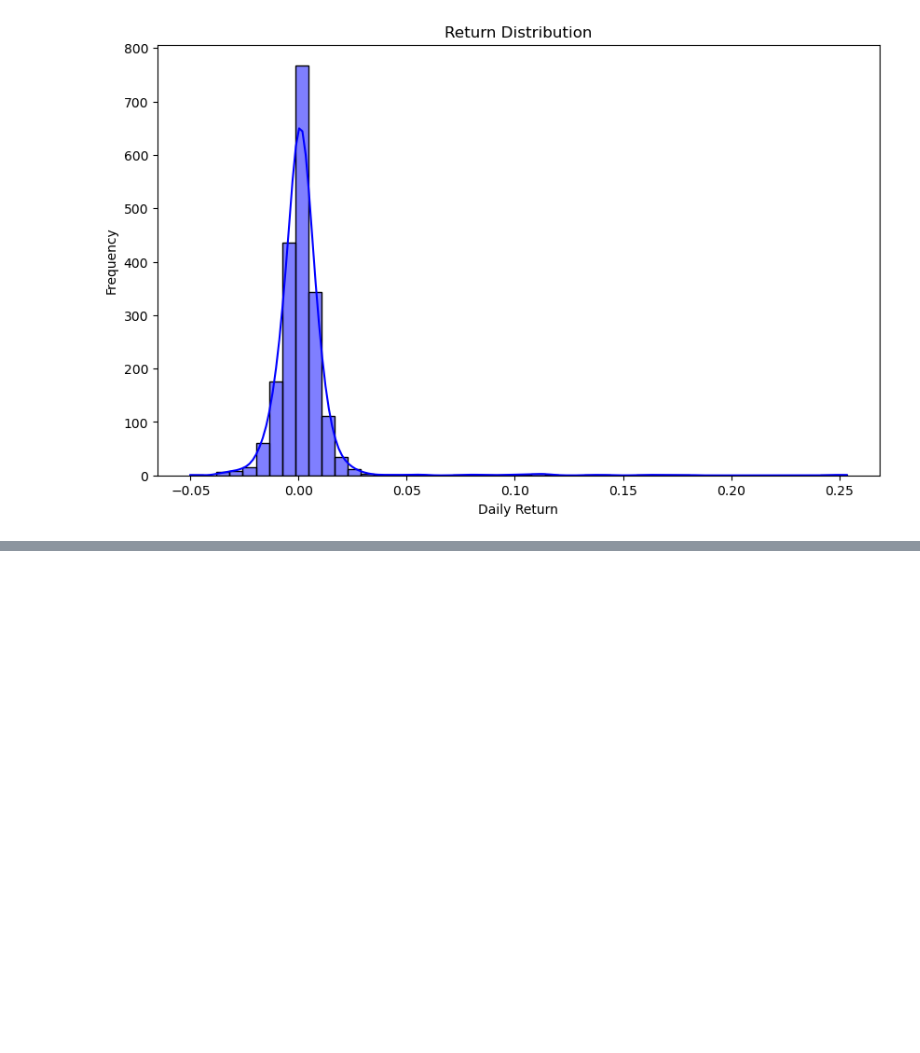
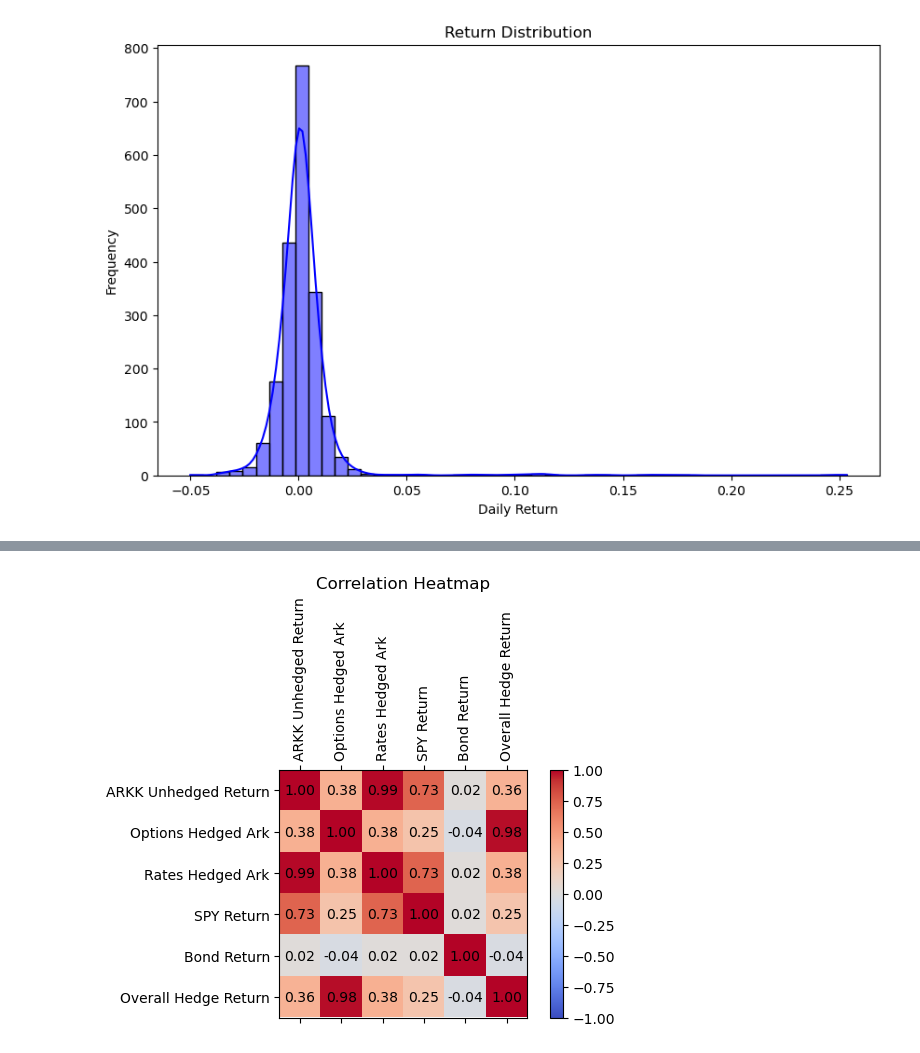
Before and after one commit to mschaefer77/MF-Project, a Jupyter notebook: Total_overall_hedge.ipynb, the cells around one changed output, grey strips where cells are left out. Saved outputs shown, nothing was run; the diff lists cells and outputs as text; code cells hidden in the pictures; blank space fills up the shorter version.

Commit message:
updated to add corr heat map

```diff
--- a/Total_overall_hedge.ipynb
+++ b/Total_overall_hedge.ipynb
@@ -301,0 +370,11 @@ Notes:
+# %%
+date_col = bond_returns['date']
+close_col = bond_returns['Close']['IEF']
+
+clean = pd.DataFrame({
+    'date':  date_col,
+    'Bond Return': close_col
+})
+
+clean['date'] = pd.to_datetime(clean['date'])
+clean
@@ -301,0 +395,31 @@ Notes:
+# %%
+combined3['date'] = pd.to_datetime(combined3['date'])
+combined4 = pd.merge(
+    combined3,
+    clean,
+    on='date',
+    how='inner'
+)
+combined4.set_index('date', inplace=True)
+combined4 = combined4[['ARKK Unhedged Return', 'Options Hedged Ark', 'Rates Hedged Ark', 'SPY Return', 'Bond Return', 'Overall Hedge Return']]
+# %%
+corr = combined4.corr()
+# %%
+fig, ax = plt.subplots()
+
+cax = ax.matshow(corr, cmap='coolwarm', vmin=-1, vmax=1)
+
+ax.set_xticks(range(len(corr.columns)))
+ax.set_xticklabels(corr.columns, rotation=90)
+ax.set_yticks(range(len(corr.columns)))
+ax.set_yticklabels(corr.columns)
+
+for (i, j), val in np.ndenumerate(corr.values):
+    ax.text(j, i, f"{val:.2f}", ha='center', va='center')
+
+plt.colorbar(cax)
+plt.title('Correlation Heatmap')
+plt.tight_layout()
+plt.show()
+# %% [output]
+[figure, added]
```
Also changed, not shown: parts of 7 cells of this notebook.
